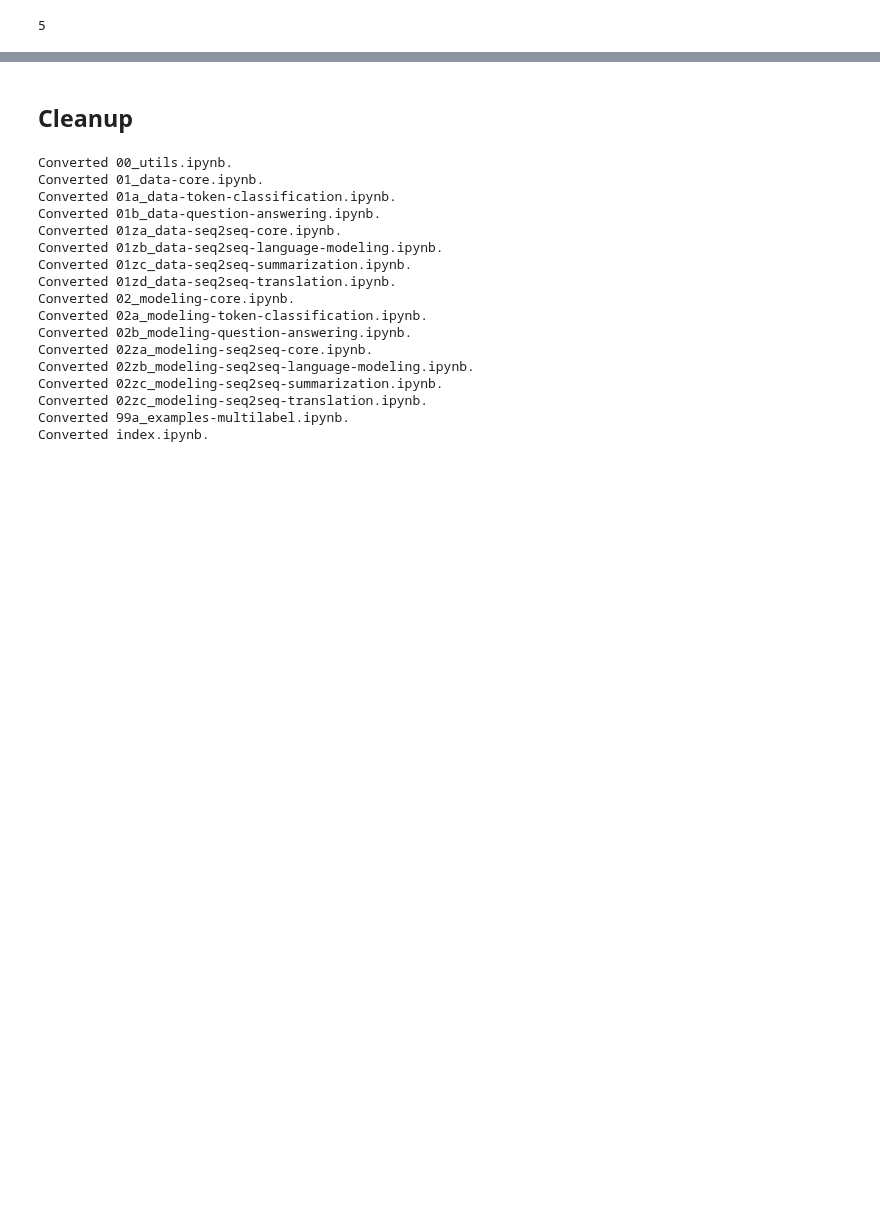
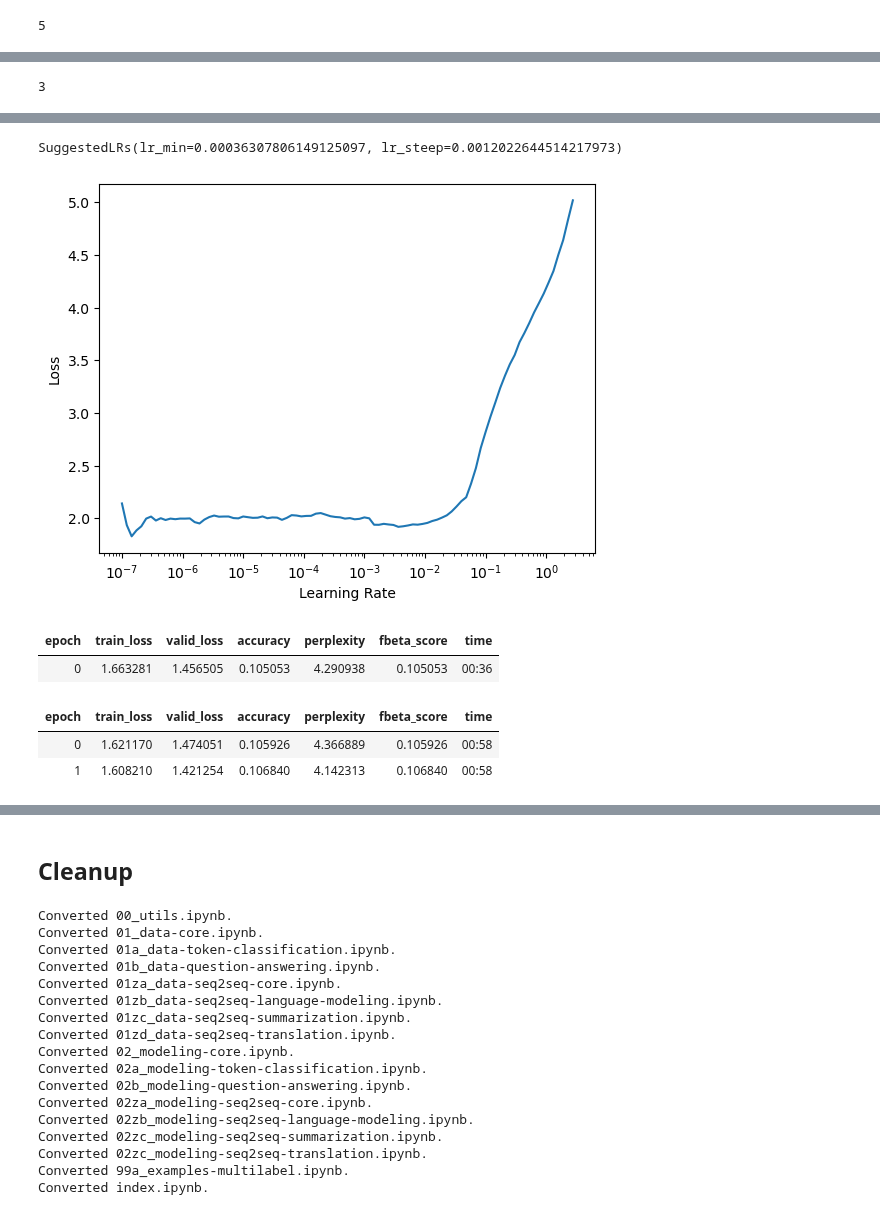
Before and after one commit to ohmeow/blurr, a Jupyter notebook: nbs/02zb_modeling-seq2seq-language-modeling.ipynb, the cells around one changed output, grey strips where cells are left out. Cells and saved outputs as stored; diff of their text form; code cells hidden in the pictures; blank space fills up the shorter version.

```diff
--- a/nbs/02zb_modeling-seq2seq-language-modeling.ipynb
+++ b/nbs/02zb_modeling-seq2seq-language-modeling.ipynb
@@ -131,0 +172,14 @@ learn.fit_one_cycle(1, lr_max=3e-3)
+# %%
+model_cls = AutoModelForMaskedLM
+
+pretrained_model_name = "bert-base-uncased"
+hf_arch, hf_config, hf_tokenizer, hf_model = BLURR.get_hf_objects(pretrained_model_name, model_cls=model_cls)
+# %%
+before_batch_tfm = HF_LMBeforeBatchTransform(hf_arch, hf_config, hf_tokenizer, hf_model,
+                                             lm_strategy_cls=BertMLMStrategy)
+
+blocks = (HF_Seq2SeqBlock(before_batch_tfm=before_batch_tfm, input_return_type=HF_MLMInput), noop)
+
+dblock = DataBlock(blocks=blocks, get_x=ColReader(0), splitter=ColSplitter(col='is_valid'))
+# %%
+dls = dblock.dataloaders(df, bs=2)
@@ -131,0 +197,12 @@ learn.fit_one_cycle(1, lr_max=3e-3)
+# %%
+model = HF_BaseModelWrapper(hf_model)
+
+learn = Learner(dls,
+                model,
+                opt_func=partial(Adam),
+                loss_func=HF_PreCalculatedLoss(),
+                cbs=[HF_BaseModelCallback],
+                metrics=[accuracy, perplexity, FBeta(beta=1, average='micro')],
+                splitter=hf_splitter)#.to_fp16()
+
+learn.freeze()
@@ -131,0 +230,8 @@ learn.fit_one_cycle(1, lr_max=3e-3)
+# %%
+print(len(learn.opt.param_groups))
+# %% [output]
+3
+# %%
+#slow
+learn.lr_find(suggestions=True)
+# %% [output]
@@ -131,0 +239,16 @@ learn.fit_one_cycle(1, lr_max=3e-3)
+SuggestedLRs(lr_min=0.00036307806149125097, lr_steep=0.0012022644514217973)
+[figure, added]
+# %%
+#slow
+learn.fit_one_cycle(1, lr_max=6e-4)
+# %% [output]
+| epoch | train_loss | valid_loss | accuracy | perplexity | fbeta_score | time |
+| 0 | 1.663281 | 1.456505 | 0.105053 | 4.290938 | 0.105053 | 00:36 |
+# %%
+#slow
+learn.unfreeze()
+learn.fit_one_cycle(2, lr_max=slice(1e-9, 1e-6))
+# %% [output]
+| epoch | train_loss | valid_loss | accuracy | perplexity | fbeta_score | time |
+| 0 | 1.621170 | 1.474051 | 0.105926 | 4.366889 | 0.105926 | 00:58 |
+| 1 | 1.608210 | 1.421254 | 0.106840 | 4.142313 | 0.106840 | 00:58 |
```
Also changed, not shown: parts of 17 cells of this notebook, 29 other files.
